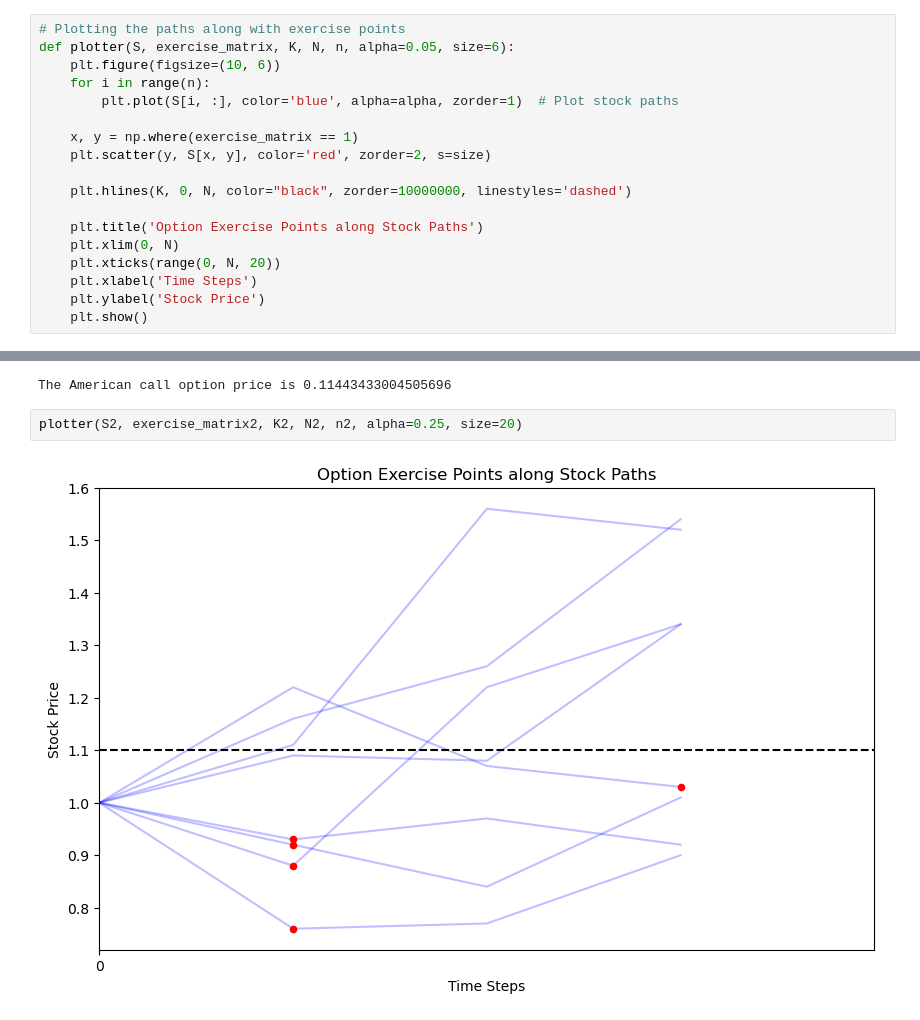
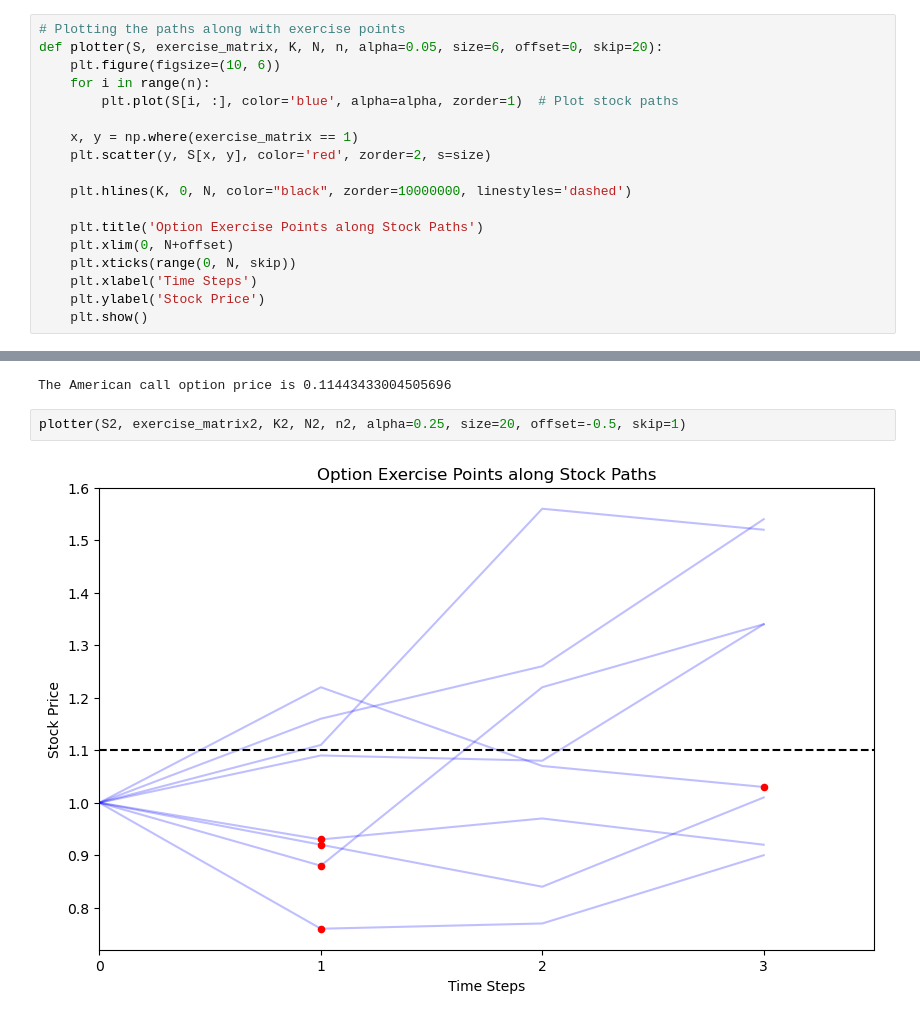
Before and after one commit to paul-wawszczyk/Longstaff-Schwartz, a Jupyter notebook: notebook.ipynb, the cells around one changed output, grey strips where cells are left out. Cells and saved outputs as stored; diff of their text form.

Commit message:
images

```diff
--- a/notebook.ipynb
+++ b/notebook.ipynb
@@ -82,7 +82,7 @@ def LSMC_pricer(S, K, mu, n, N, type, order=2):
     return price, exercise_matrix
 # %%
 # Plotting the paths along with exercise points
-def plotter(S, exercise_matrix, K, N, n, alpha=0.05, size=6):
+def plotter(S, exercise_matrix, K, N, n, alpha=0.05, size=6, offset=0, skip=20):
     plt.figure(figsize=(10, 6))
     for i in range(n):
         plt.plot(S[i, :], color='blue', alpha=alpha, zorder=1)  # Plot stock paths
@@ -93,8 +93,8 @@ def plotter(S, exercise_matrix, K, N, n, alpha=0.05, size=6):
     plt.hlines(K, 0, N, color="black", zorder=10000000, linestyles='dashed')
 
     plt.title('Option Exercise Points along Stock Paths')
-    plt.xlim(0, N)
-    plt.xticks(range(0, N, 20))
+    plt.xlim(0, N+offset)
+    plt.xticks(range(0, N, skip))
     plt.xlabel('Time Steps')
     plt.ylabel('Stock Price')
     plt.show()
@@ -148,6 +148,6 @@ print('The American call option price is', american_option_price2)
 # %% [output]
 The American call option price is 0.11443433004505696
 # %%
-plotter(S2, exercise_matrix2, K2, N2, n2, alpha=0.25, size=20)
+plotter(S2, exercise_matrix2, K2, N2, n2, alpha=0.25, size=20, offset=-0.5, skip=1)
 # %% [output]
-[figure, old version]
+[figure, new version]
```
Also changed, not shown: parts of 3 cells of this notebook, 3 other files.
